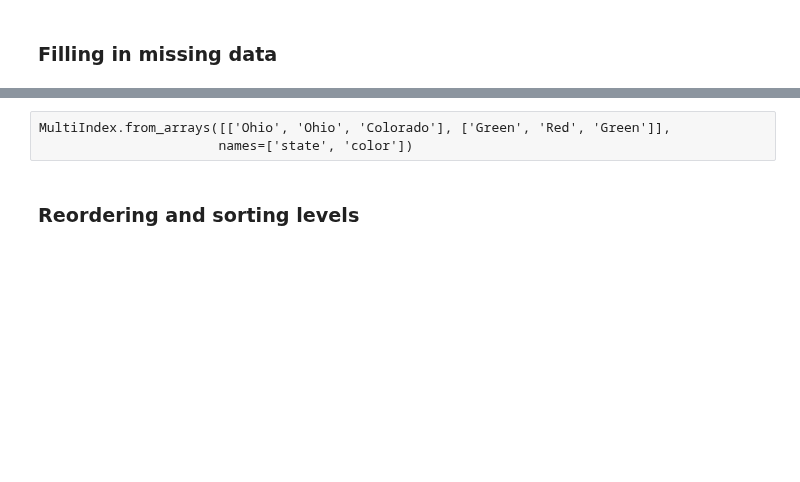
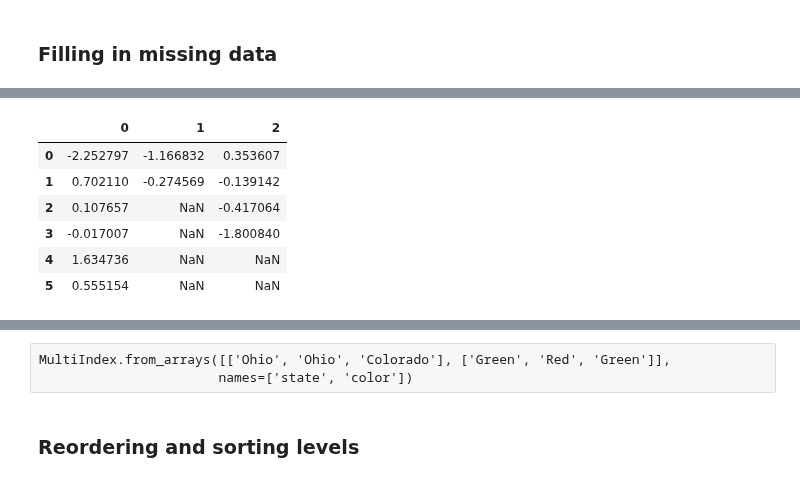
Before and after one commit to dongho0892/Python-Start, a Jupyter notebook: ch05.ipynb, the cells around one changed output, grey strips where cells are left out. Cells and saved outputs as stored; diff of their text form; code cells hidden in the pictures; blank space fills up the shorter version.

```diff
--- a/ch05.ipynb
+++ b/ch05.ipynb
@@ -1443,5 +1822,13 @@ df
 # %%
 df = DataFrame(np.random.randn(6, 3))
-df.ix[2:, 1] = NA; df.ix[4:, 2] = NA
+df.loc[2:, 1] = NA; df.loc[4:, 2] = NA
 df
+# %% [output]
+|  | 0 | 1 | 2 |
+| 0 | -2.252797 | -1.166832 | 0.353607 |
+| 1 | 0.702110 | -0.274569 | -0.139142 |
+| 2 | 0.107657 | NaN | -0.417064 |
+| 3 | -0.017007 | NaN | -1.800840 |
+| 4 | 1.634736 | NaN | NaN |
+| 5 | 0.555154 | NaN | NaN |
 # %%
```
Also changed, not shown: parts of 73 cells of this notebook.
